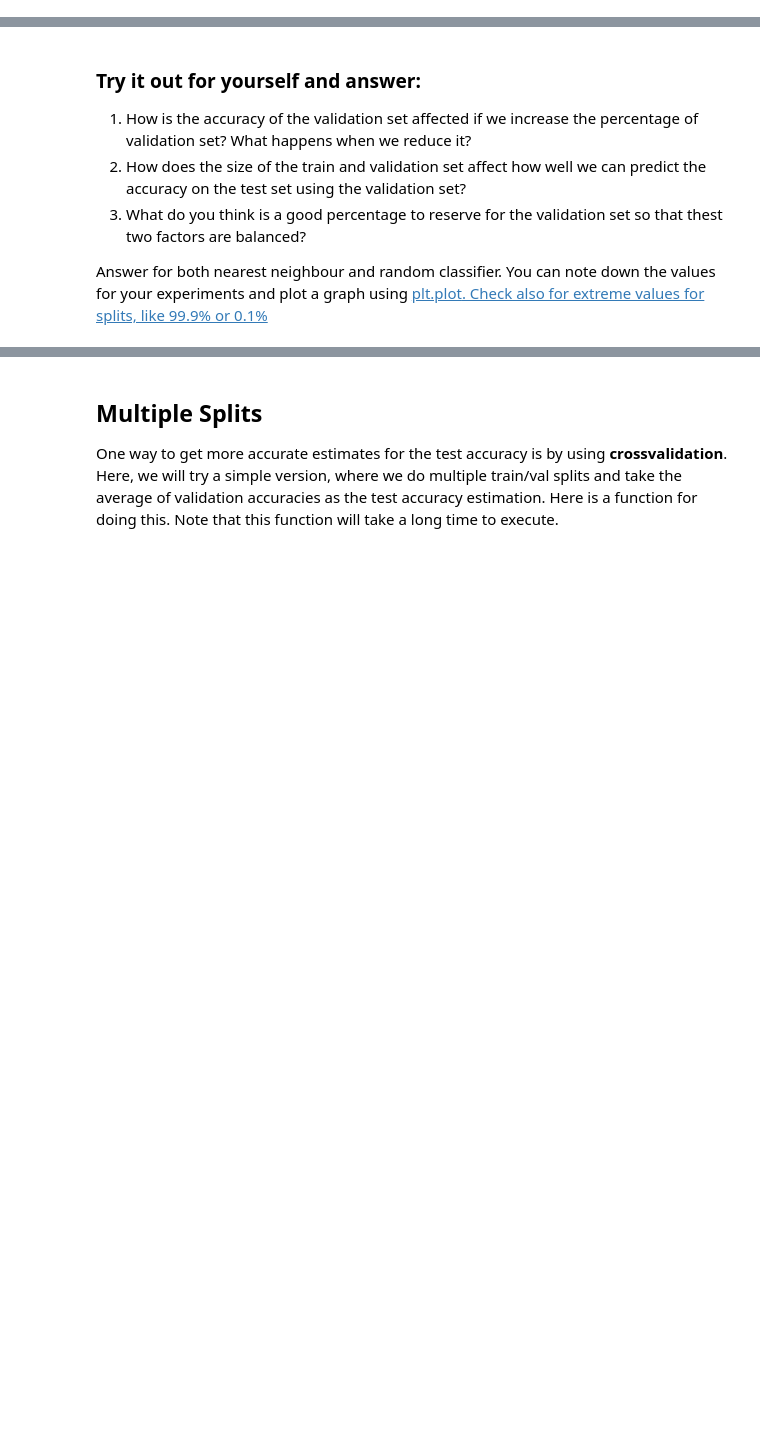
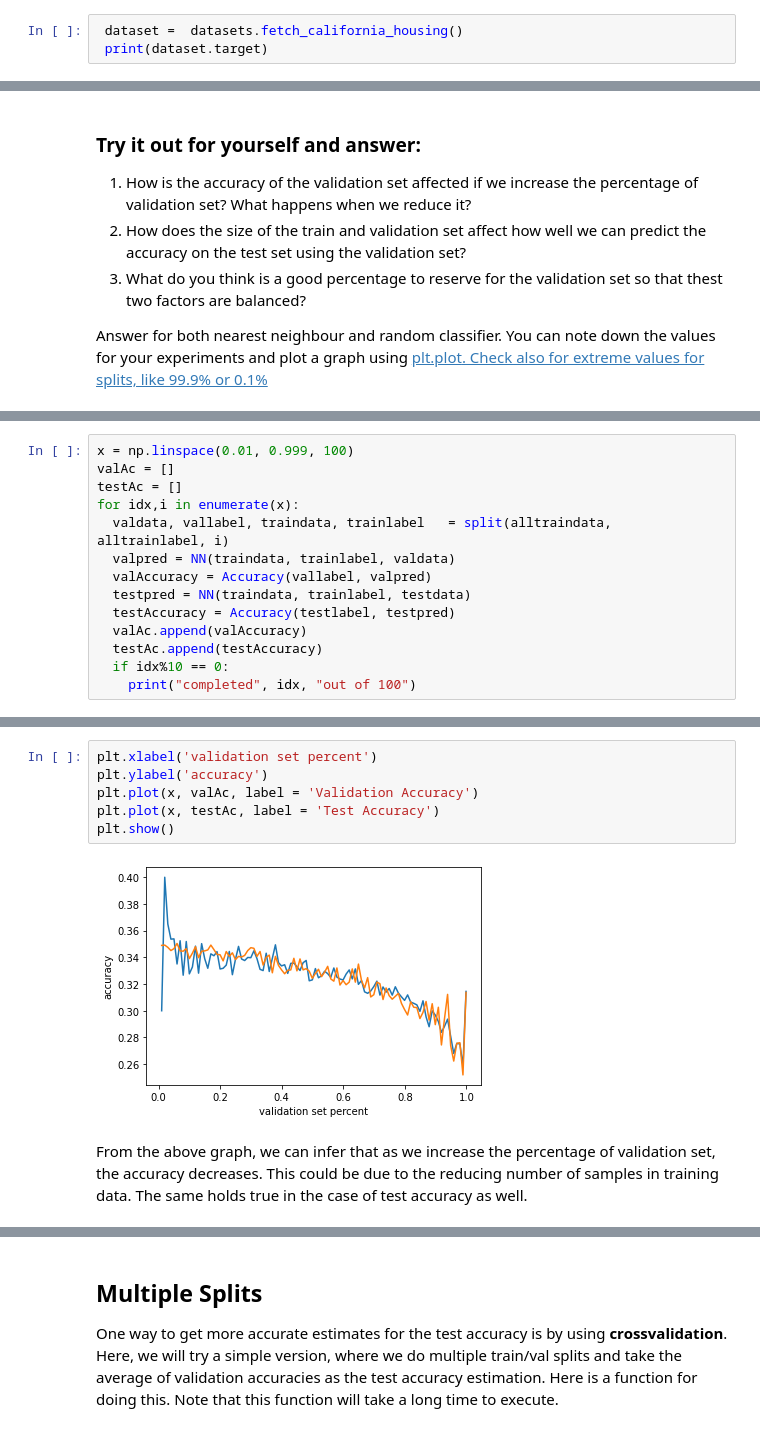
Before and after one commit to iamindhu/fmml_labs, a Jupyter notebook: Lab2_MLPractice.ipynb, the cells around one changed output, grey strips where cells are left out. Saved outputs shown, nothing was run; the diff lists cells and outputs as text; blank space fills up the shorter version.

```diff
--- a/Lab2_MLPractice.ipynb
+++ b/Lab2_MLPractice.ipynb
@@ -18,3 +18,6 @@ rng = np.random.default_rng(seed=42)
 In this lab, we will use the California Housing dataset. There are 20640 samples, each with 8 attributes like income of the block, age of the houses per district etc. The task is to predict the cost of the houses per district.
 
 Let us download and examine the dataset.
+# %%
+ dataset =  datasets.fetch_california_housing()
+ print(dataset.target)
@@ -132,0 +162,14 @@ Answer for both nearest neighbour and random classifier. You can note down the v
+# %%
+x = np.linspace(0.01, 0.999, 100)
+valAc = []
+testAc = []
+for idx,i in enumerate(x):
+  valdata, vallabel, traindata, trainlabel   = split(alltraindata, alltrainlabel, i)
+  valpred = NN(traindata, trainlabel, valdata)
+  valAccuracy = Accuracy(vallabel, valpred)
+  testpred = NN(traindata, trainlabel, testdata)
+  testAccuracy = Accuracy(testlabel, testpred)
+  valAc.append(valAccuracy)
+  testAc.append(testAccuracy)
+  if idx%10 == 0:
+    print("completed", idx, "out of 100")
@@ -132,0 +187,10 @@ Answer for both nearest neighbour and random classifier. You can note down the v
+# %%
+plt.xlabel('validation set percent')
+plt.ylabel('accuracy')
+plt.plot(x, valAc, label = 'Validation Accuracy')
+plt.plot(x, testAc, label = 'Test Accuracy')
+plt.show()
+# %% [output]
+[figure, added]
+# %% [markdown]
+From the above graph, we can infer that as we increase the percentage of validation set, the accuracy decreases. This could be due to the reducing number of samples in training data. The same holds true in the case of test accuracy as well.
```
Also changed, not shown: parts of 14 cells of this notebook.
